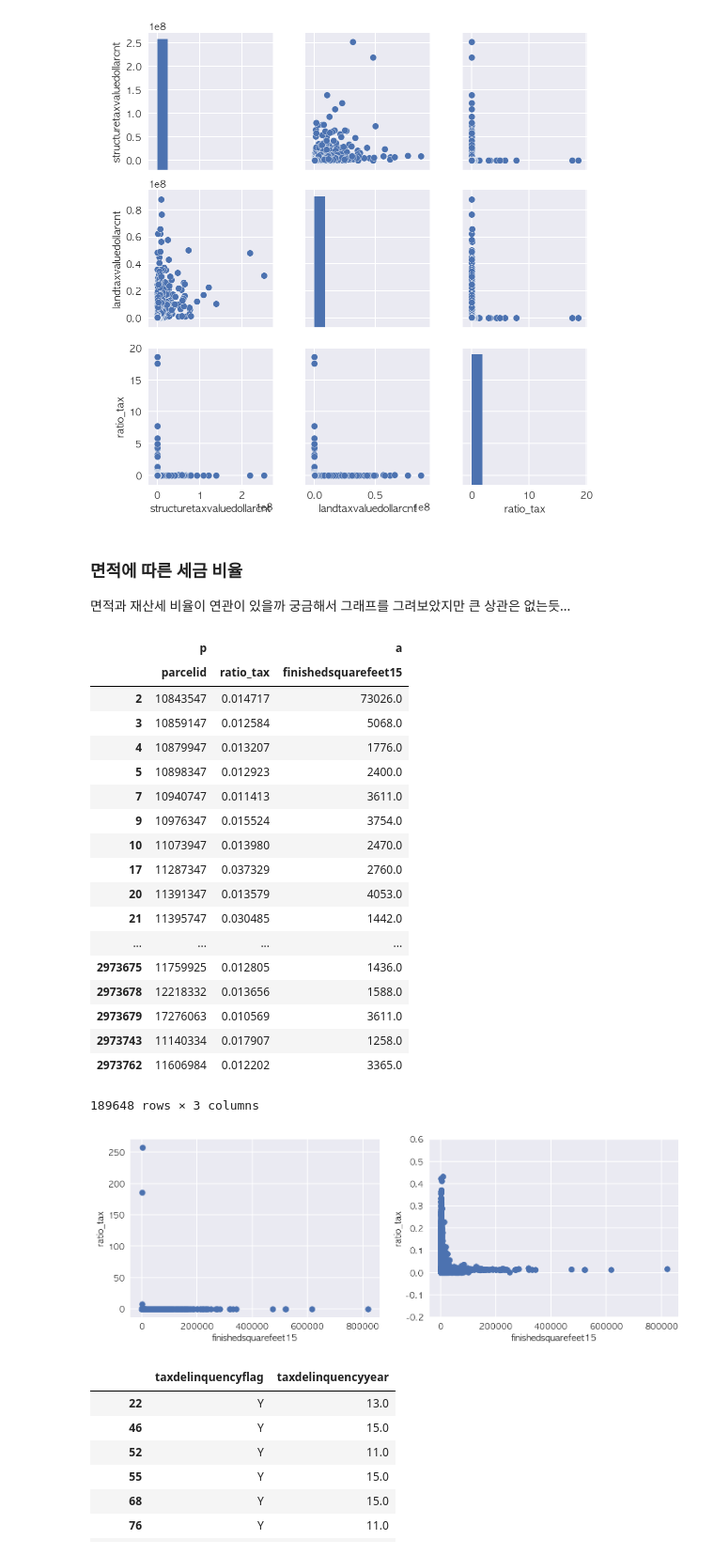
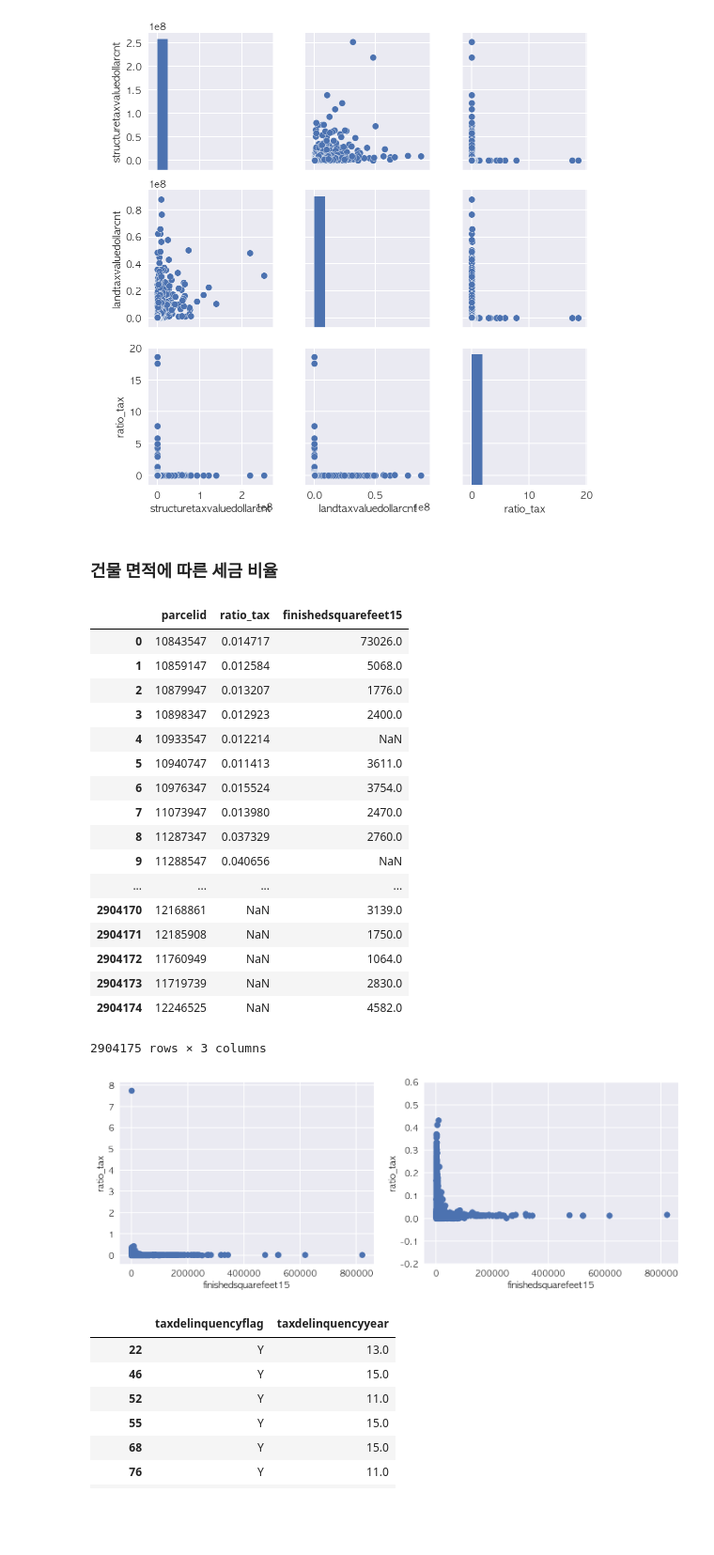
Before and after one commit to daesookimds/Zillow-Home-Value-Prediction-Project-by-Python, a Jupyter notebook: Hyungeun Yoon/1st_part_EDA.ipynb, the cells around one changed output. Shown at 94% size. Cells and saved outputs as stored; diff of their text form; code cells hidden in the pictures; blank space fills up the shorter version.

```diff
--- a/Hyungeun Yoon/1st_part_EDA.ipynb
+++ b/Hyungeun Yoon/1st_part_EDA.ipynb
@@ -5,8 +5,8 @@
 # %%
 from IPython.core.pylabtools import figsize
 # %%
-properties_2016 = pd.read_csv('../data/properties_2016.csv')
-properties_2017 = pd.read_csv('../data/properties_2017.csv')
+properties_2016 = pd.read_csv('../../data/properties_2016.csv')
+properties_2017 = pd.read_csv('../../data/properties_2017.csv')
 print(properties_2016.shape, properties_2017.shape)
 properties_2016.tail(10)
 # %% [output]
@@ -403,48 +462,45 @@ plt.plot()
 []
 [figure]
 # %% [markdown]
-### 면적에 따른 세금 비율
-
-면적과 재산세 비율이 연관이 있을까 궁금해서 그래프를 그려보았지만 큰 상관은 없는듯...
+### 건물 면적에 따른 세금 비율
 # %%
-squarefeet = properties_2016[["finishedsquarefeet15"]].dropna()
-sqfeetandtax = pd.concat([for_ratio_tax[["parcelid", "ratio_tax"]] , squarefeet], join = 'inner', keys='parcelid', axis = 1)
+squarefeet = properties_2016[["parcelid", "finishedsquarefeet15"]].dropna()
+sqfeetandtax = pd.merge(drop_tax_df[["parcelid", "ratio_tax"]] , squarefeet, how = 'outer')
 sqfeetandtax
 # %% [output]
-|  | p |  | a |
 |  | parcelid | ratio_tax | finishedsquarefeet15 |
-| 2 | 10843547 | 0.014717 | 73026.0 |
-| 3 | 10859147 | 0.012584 | 5068.0 |
-| 4 | 10879947 | 0.013207 | 1776.0 |
-| 5 | 10898347 | 0.012923 | 2400.0 |
-| 7 | 10940747 | 0.011413 | 3611.0 |
-| 9 | 10976347 | 0.015524 | 3754.0 |
-| 10 | 11073947 | 0.013980 | 2470.0 |
-| 17 | 11287347 | 0.037329 | 2760.0 |
-| 20 | 11391347 | 0.013579 | 4053.0 |
-| 21 | 11395747 | 0.030485 | 1442.0 |
+| 0 | 10843547 | 0.014717 | 73026.0 |
+| 1 | 10859147 | 0.012584 | 5068.0 |
+| 2 | 10879947 | 0.013207 | 1776.0 |
+| 3 | 10898347 | 0.012923 | 2400.0 |
+| 4 | 10933547 | 0.012214 | NaN |
+| 5 | 10940747 | 0.011413 | 3611.0 |
+| 6 | 10976347 | 0.015524 | 3754.0 |
+| 7 | 11073947 | 0.013980 | 2470.0 |
+| 8 | 11287347 | 0.037329 | 2760.0 |
+| 9 | 11288547 | 0.040656 | NaN |
 | ... | ... | ... | ... |
-| 2973675 | 11759925 | 0.012805 | 1436.0 |
-| 2973678 | 12218332 | 0.013656 | 1588.0 |
-| 2973679 | 17276063 | 0.010569 | 3611.0 |
-| 2973743 | 11140334 | 0.017907 | 1258.0 |
-| 2973762 | 11606984 | 0.012202 | 3365.0 |
+| 2904170 | 12168861 | NaN | 3139.0 |
+| 2904171 | 12185908 | NaN | 1750.0 |
+| 2904172 | 11760949 | NaN | 1064.0 |
+| 2904173 | 11719739 | NaN | 2830.0 |
+| 2904174 | 12246525 | NaN | 4582.0 |
-189648 rows × 3 columns
+2904175 rows × 3 columns
 # %%
 figsize(12, 4)
 plt.subplot(1, 2, 1)
-plt.scatter(sqfeetandtax['a']['finishedsquarefeet15'], sqfeetandtax['p']['ratio_tax'])
+plt.scatter(sqfeetandtax['finishedsquarefeet15'], sqfeetandtax['ratio_tax'])
 plt.ylabel('ratio_tax')
 plt.xlabel('finishedsquarefeet15')
 
 plt.subplot(1, 2, 2)
-plt.scatter(sqfeetandtax['a']['finishedsquarefeet15'], sqfeetandtax['p']['ratio_tax'])
+plt.scatter(sqfeetandtax['finishedsquarefeet15'], sqfeetandtax['ratio_tax'])
 plt.ylim(-0.2, 0.6)
 plt.ylabel('ratio_tax')
 plt.xlabel('finishedsquarefeet15')
 plt.show()
 # %% [output]
-[figure, old version]
+[figure, new version]
 # %%
 mod_properties_2016[['taxdelinquencyflag', 'taxdelinquencyyear']].dropna(how='any')
 # %% [output]
```
Also changed, not shown: parts of 15 cells of this notebook, 1 other file.
